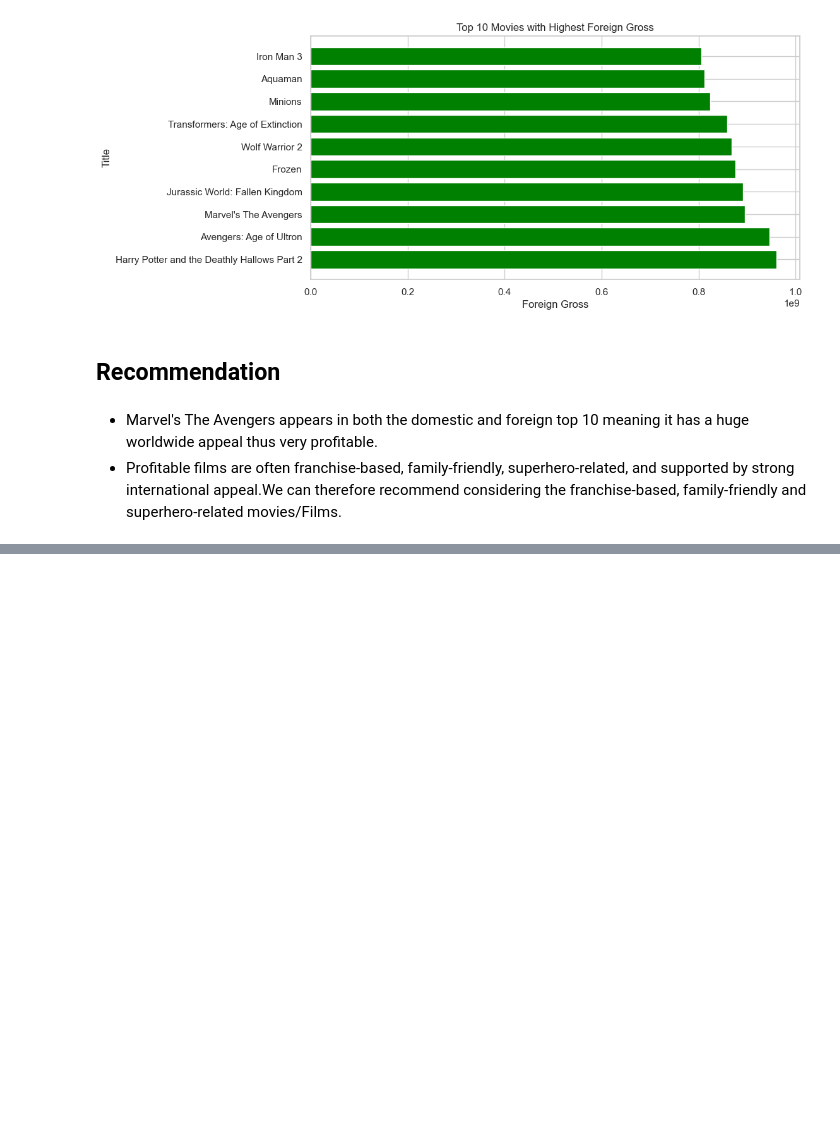
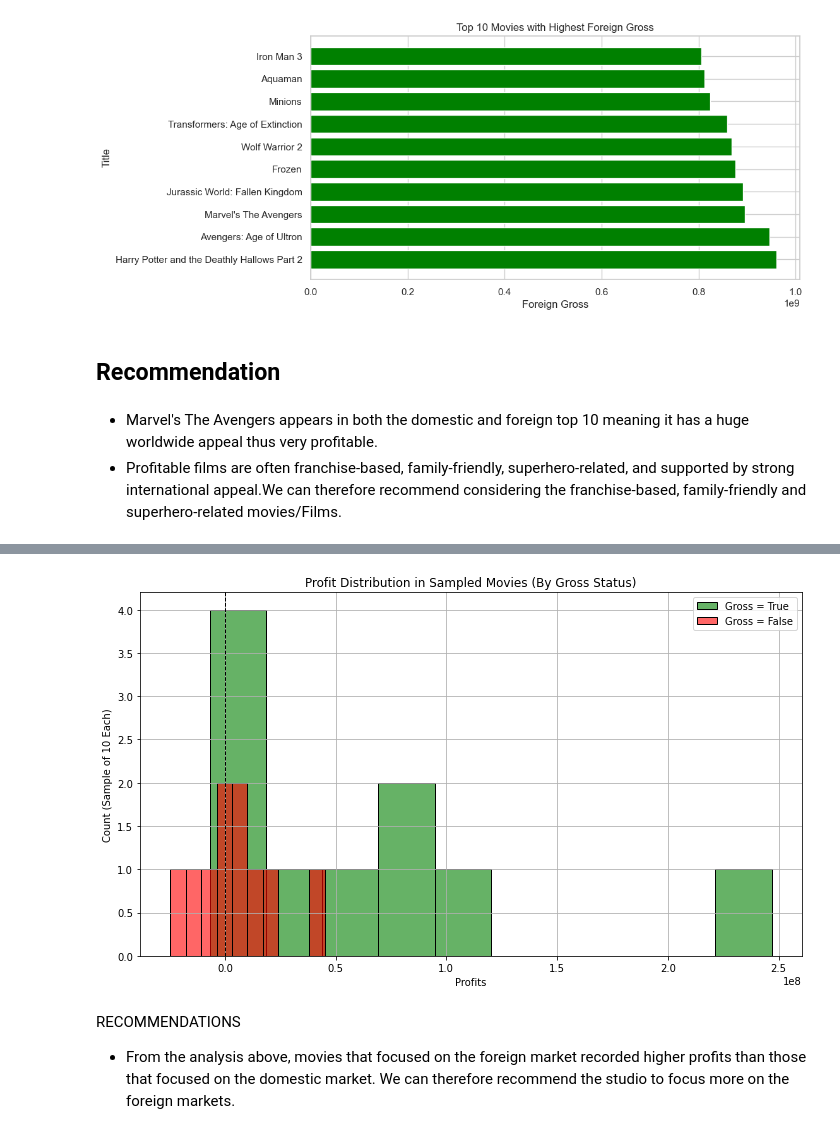
Before and after one commit to Godfrey-249/Phase-2-Project, a Jupyter notebook: Index.ipynb, the cells around one changed output, grey strips where cells are left out. Drawn from its saved outputs; the diff is of its cells as text; code cells hidden in the pictures; blank space fills up the shorter version.

```diff
--- a/Index.ipynb
+++ b/Index.ipynb
@@ -631,0 +666,15 @@ plt.show()
+# %%
+# Domestic and Worldwide Profits
+df_Tn['domestic_profit'] = df_Tn['domestic_gross'] - df_Tn['production_budget']
+df_Tn['worldwide_profit'] = df_Tn['worldwide_gross'] - df_Tn['production_budget']
+
+# International Gross (Worldwide minus Domestic)
+df_Tn['international_gross'] = df_Tn['worldwide_gross'] - df_Tn['domestic_gross']
+
+# International Profit (International Gross - Production Budget)
+df_Tn['international_profit'] = df_Tn['international_gross'] - df_Tn['production_budget']
+# %%
+# Create a column named gross that shows movies based on whether they were focused on deomestic or worldwide market
+df_Tn['gross'] = df_Tn['domestic_gross'] < df_Tn['worldwide_gross']
+
+df_Tn.head()
@@ -631,0 +732,32 @@ plt.show()
+# %%
+# Sample 10 movies where gross is True
+sample_true = df_Tn[df_Tn['gross'] == True].sample(n=10, random_state=42)
+
+# Sample 10 movies where gross is False
+sample_false = df_Tn[df_Tn['gross'] == False].sample(n=10, random_state=42)
+
+# Combine both samples
+sample_df = pd.concat([sample_true, sample_false]).reset_index(drop=True)
+
+# Plot histogram comparing Profits
+plt.figure(figsize=(10, 6))
+
+sns.histplot(sample_df[sample_df['gross'] == True]['Profits'],
+             color='green', label='Gross = True', kde=False, stat='count', bins=10, alpha=0.6)
+
+sns.histplot(sample_df[sample_df['gross'] == False]['Profits'],
+             color='red', label='Gross = False', kde=False, stat='count', bins=10, alpha=0.6)
+
+plt.axvline(0, color='black', linestyle='--', linewidth=1)  # Zero-profit reference line
+plt.title('Profit Distribution in Sampled Movies (By Gross Status)')
+plt.xlabel('Profits')
+plt.ylabel('Count (Sample of 10 Each)')
+plt.legend()
+plt.grid(True)
+plt.tight_layout()
+plt.show()
+# %% [output]
+[figure, added]
+# %% [markdown]
+RECOMMENDATIONS
+- From the analysis above, movies that focused on the foreign market recorded higher profits than those that focused on the domestic market. We can therefore recommend the studio to focus more on the foreign markets.
```
Also changed, not shown: parts of 20 cells of this notebook.
